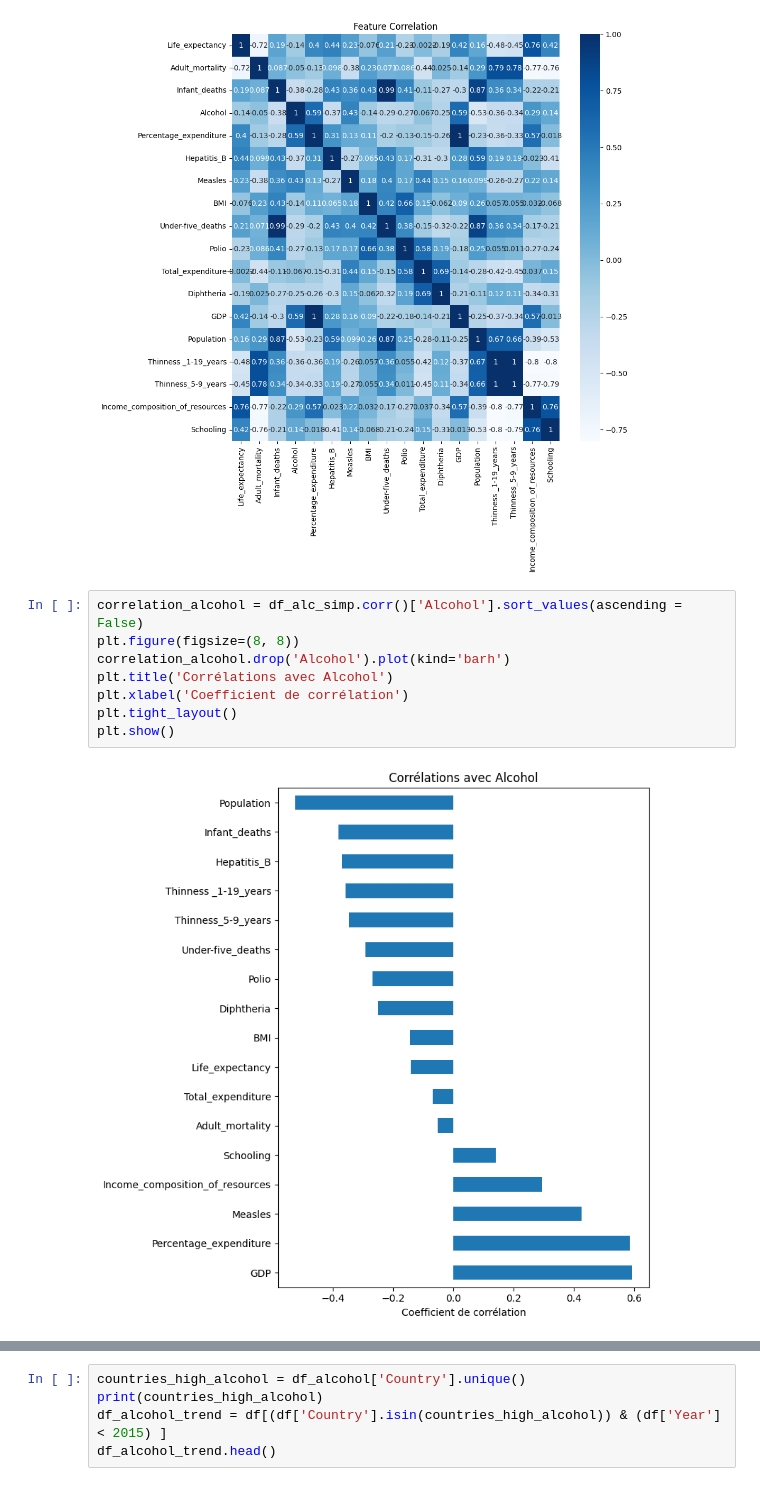
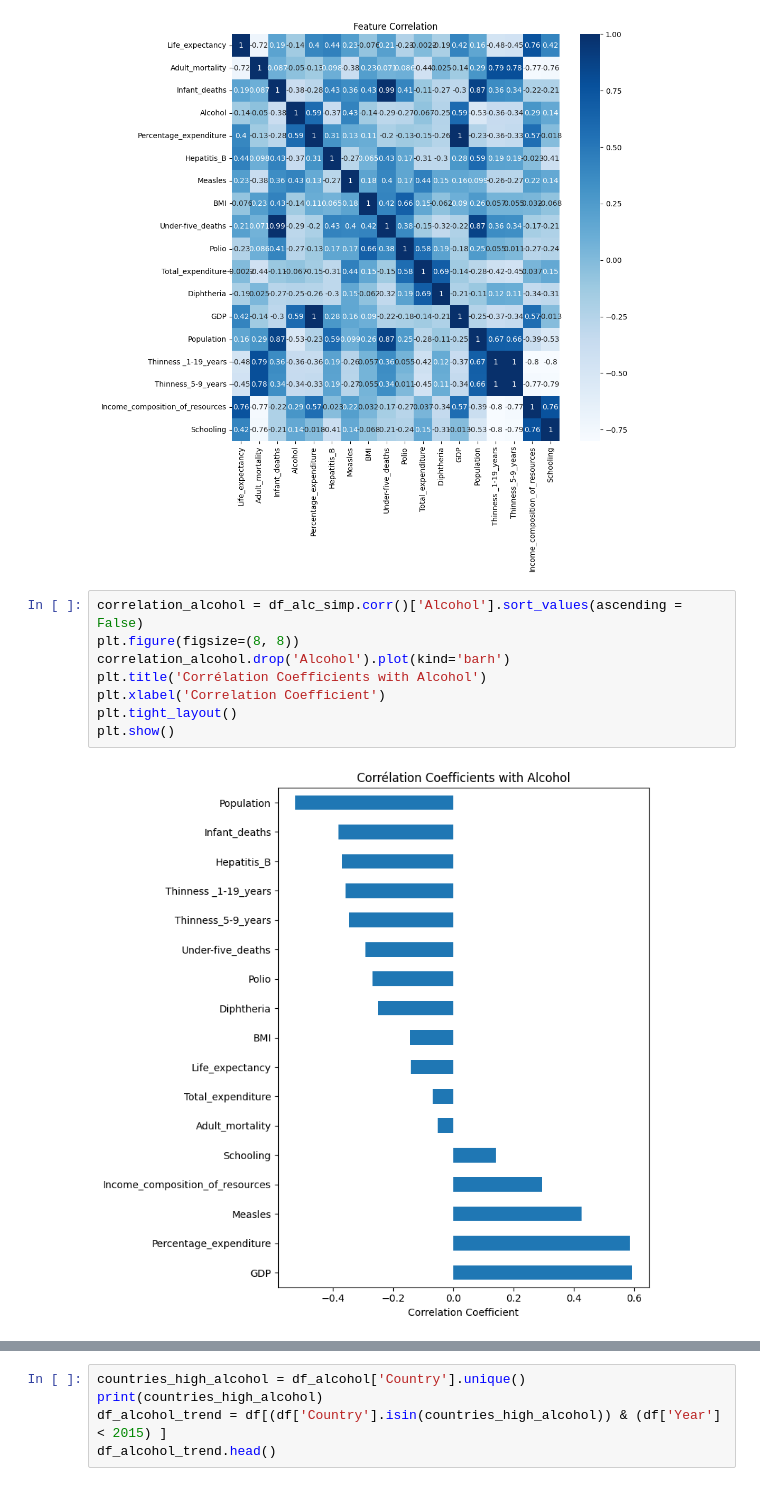
Before and after one commit to BALAKUMARKalai/TP_ML, a Jupyter notebook: TP1_Clustering.ipynb, the cells around one changed output, grey strips where cells are left out. Drawn from its saved outputs; the diff is of its cells as text.

```diff
--- a/TP1_Clustering.ipynb
+++ b/TP1_Clustering.ipynb
@@ -751,10 +922,10 @@ plt.show()
 # %%
 correlation_alcohol = df_alc_simp.corr()['Alcohol'].sort_values(ascending = False)
 plt.figure(figsize=(8, 8))
 correlation_alcohol.drop('Alcohol').plot(kind='barh')
-plt.title('Corrélations avec Alcohol')
-plt.xlabel('Coefficient de corrélation')
+plt.title('Corrélation Coefficients with Alcohol')
+plt.xlabel('Correlation Coefficient')
 plt.tight_layout()
 plt.show()
 # %% [output]
-[figure, old version]
+[figure, new version]
```
Also changed, not shown: parts of 35 cells of this notebook.
